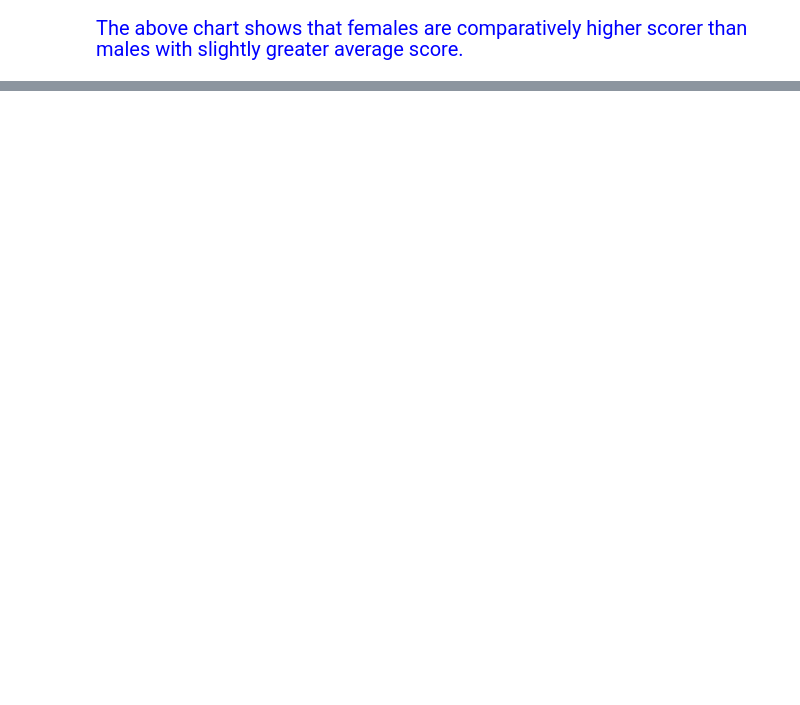
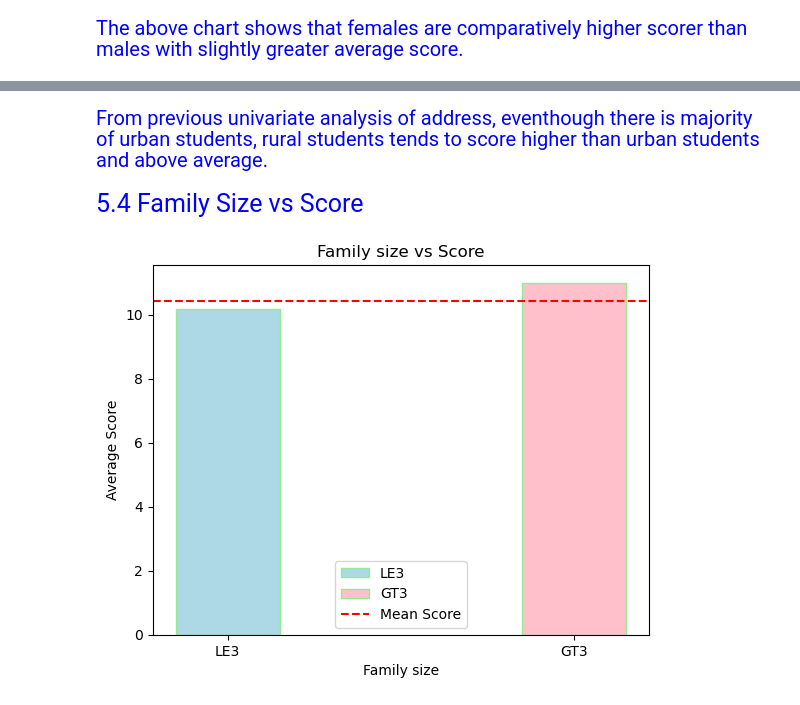
Before and after one commit to Kartika-Nidhi/DS_projects, a Jupyter notebook: StudentPerformanceAnalysis.ipynb, the cells around one changed output, grey strips where cells are left out. Cells and saved outputs as stored; diff of their text form; code cells hidden in the pictures; blank space fills up the shorter version.

Commit message:
Bivariate Analysis Completed

```diff
--- a/StudentPerformanceAnalysis.ipynb
+++ b/StudentPerformanceAnalysis.ipynb
@@ -312,0 +349,18 @@ plt.show()
+# %% [markdown]
+<div style = "color:blue; font-size:20px">From previous univariate analysis of address, eventhough there is majority of urban students, rural students tends to score higher than urban students and above average.
+# %% [markdown]
+<div style = "color:blue; font-size:25px">5.4 Family Size vs Score
+# %%
+plt.bar(['LE3','GT3'],data.G3.groupby(data["famsize"]).mean(), color = ['lightblue','pink'], edgecolor = 'lightgreen', label = ['LE3','GT3'], width = 0.3)
+
+
+mean_score = (data['G3']).mean()
+plt.axhline(mean_score, color = 'red', label = 'Mean Score', linestyle = '--')
+
+plt.title("Family size vs Score")
+plt.xlabel("Family size")
+plt.legend()
+plt.ylabel("Average Score")
+plt.show()
+# %% [output]
+[figure, added]
```
Also changed, not shown: parts of 26 cells of this notebook.
